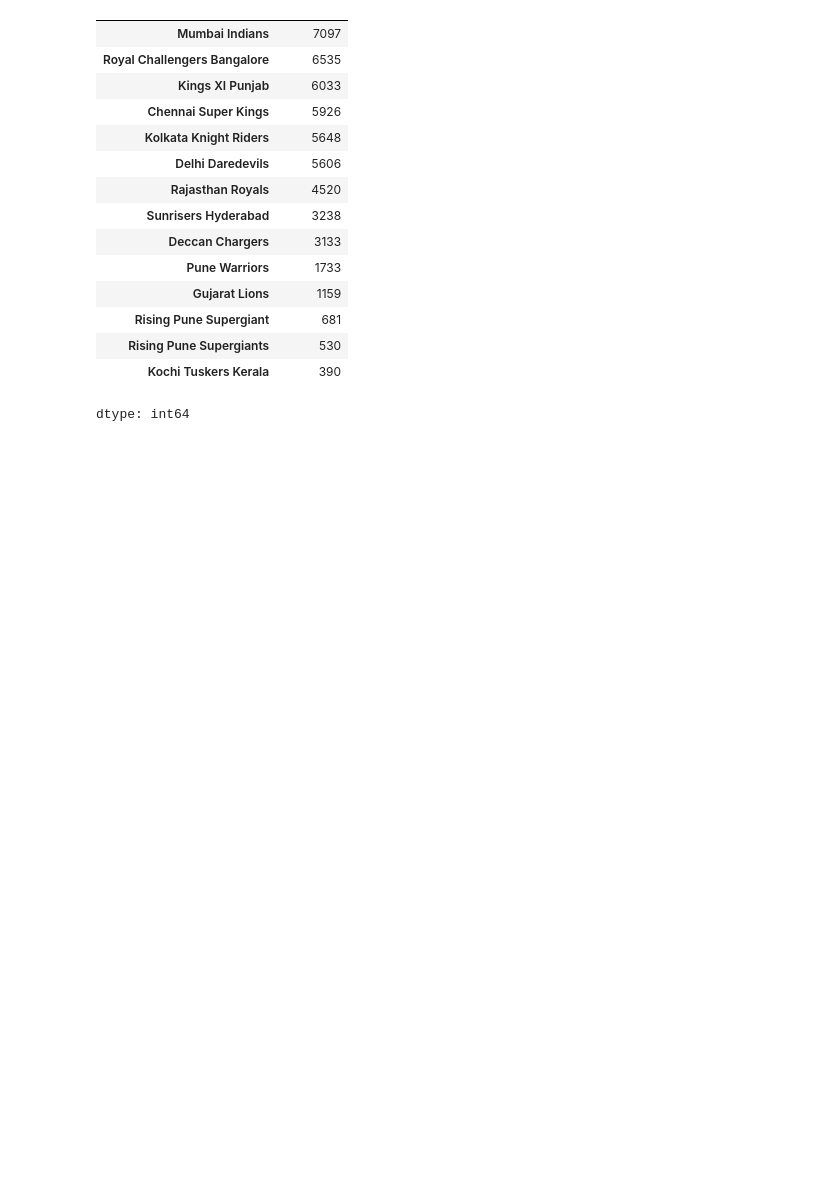
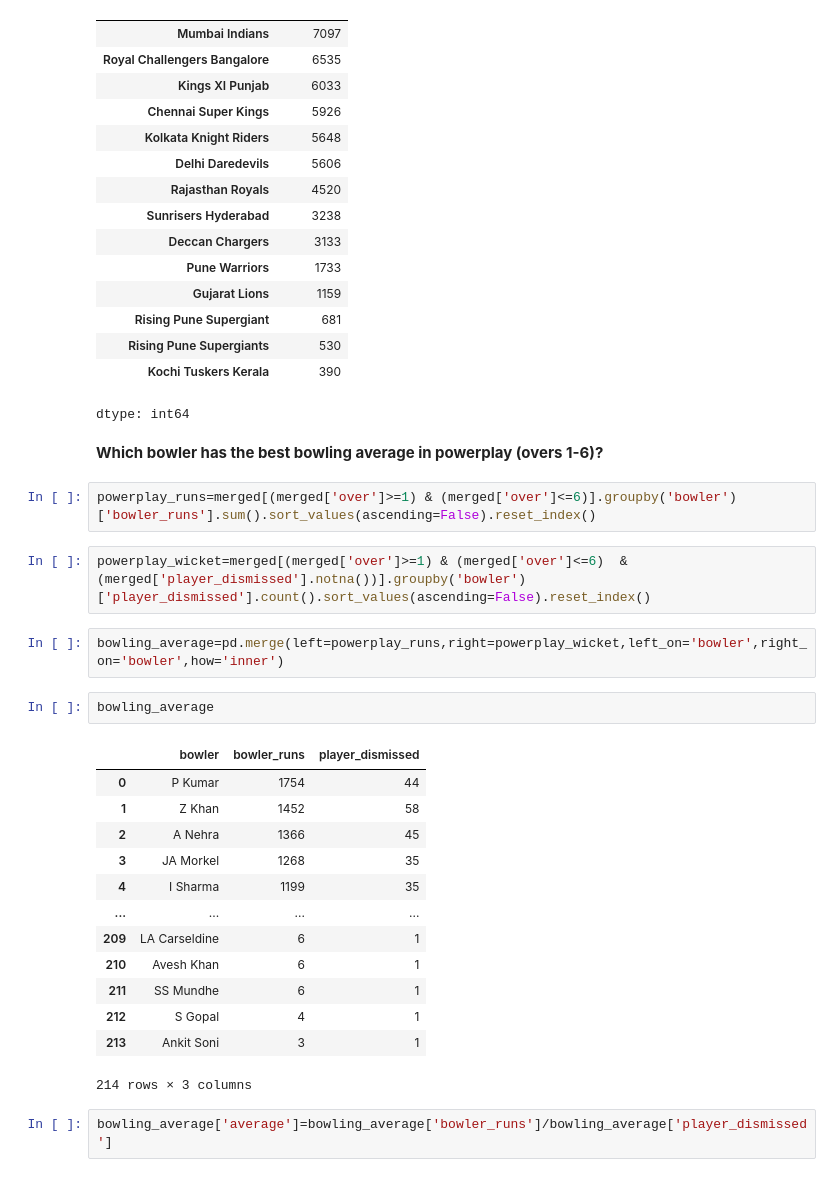
Before and after one commit to ajaykrixna/IPL_match-_analysis, a Jupyter notebook: IPL_analysis.ipynb, the cells around one changed output. Saved outputs shown, nothing was run; the diff lists cells and outputs as text; blank space fills up the shorter version.

```diff
--- a/IPL_analysis.ipynb
+++ b/IPL_analysis.ipynb
@@ -680,3 +680,29 @@ merged[(merged['over']>=16) & (merged['over']<=20)].groupby('batting_team')['tot
 | Rising Pune Supergiants | 530 |
 | Kochi Tuskers Kerala | 390 |
 dtype: int64
+# %% [markdown]
+**Which bowler has the best bowling average in powerplay (overs 1-6)?**
+# %%
+powerplay_runs=merged[(merged['over']>=1) & (merged['over']<=6)].groupby('bowler')['bowler_runs'].sum().sort_values(ascending=False).reset_index()
+# %%
+powerplay_wicket=merged[(merged['over']>=1) & (merged['over']<=6)  &  (merged['player_dismissed'].notna())].groupby('bowler')['player_dismissed'].count().sort_values(ascending=False).reset_index()
+# %%
+bowling_average=pd.merge(left=powerplay_runs,right=powerplay_wicket,left_on='bowler',right_on='bowler',how='inner')
+# %%
+bowling_average
+# %% [output]
+|  | bowler | bowler_runs | player_dismissed |
+| 0 | P Kumar | 1754 | 44 |
+| 1 | Z Khan | 1452 | 58 |
+| 2 | A Nehra | 1366 | 45 |
+| 3 | JA Morkel | 1268 | 35 |
+| 4 | I Sharma | 1199 | 35 |
+| ... | ... | ... | ... |
+| 209 | LA Carseldine | 6 | 1 |
+| 210 | Avesh Khan | 6 | 1 |
+| 211 | SS Mundhe | 6 | 1 |
+| 212 | S Gopal | 4 | 1 |
+| 213 | Ankit Soni | 3 | 1 |
+214 rows × 3 columns
+# %%
+bowling_average['average']=bowling_average['bowler_runs']/bowling_average['player_dismissed']
```
Also changed, not shown: parts of 4 cells of this notebook.
